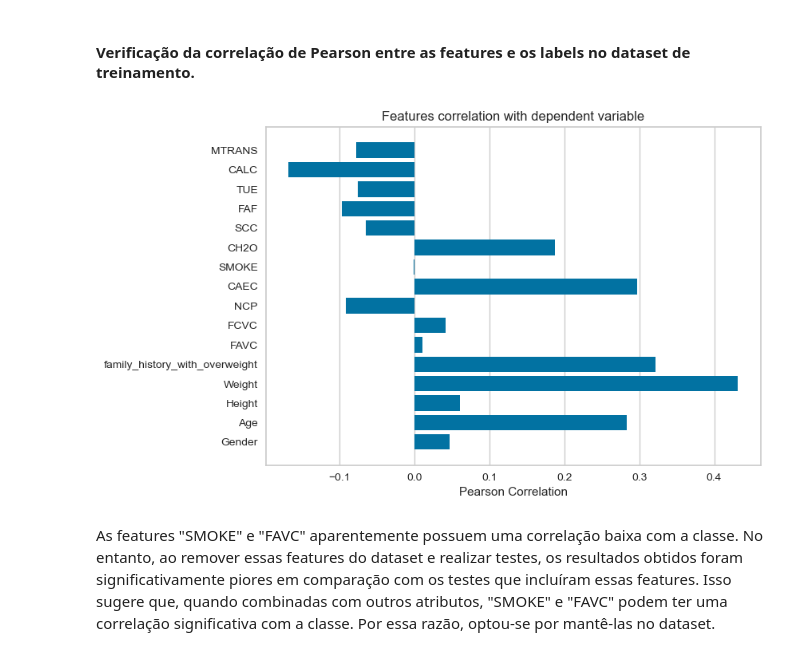
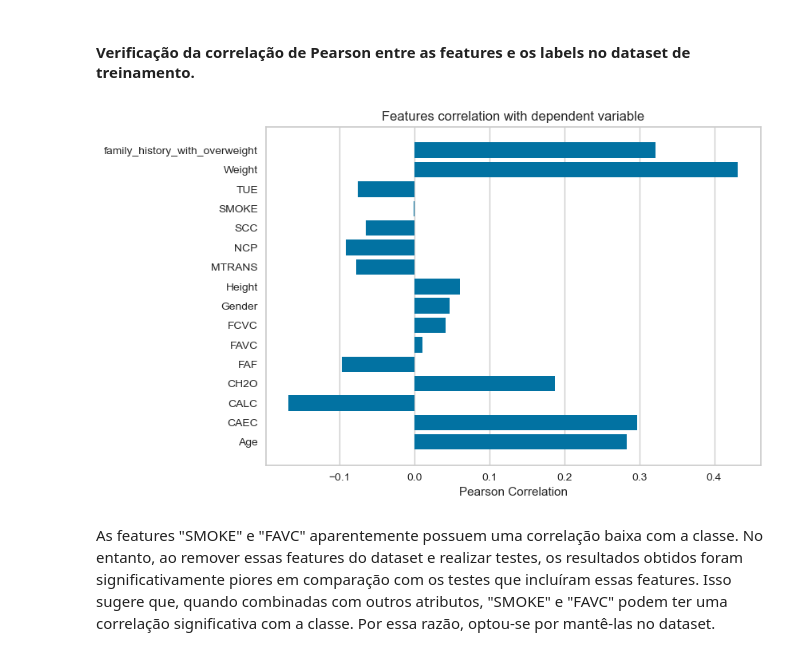
Before and after one commit to lhscaldas/multi-class_prediction_of_obesity_risk, a Jupyter notebook: obesity_classifier.ipynb, the cells around one changed output. Drawn from its saved outputs; the diff is of its cells as text; code cells hidden in the pictures.

```diff
--- a/obesity_classifier.ipynb
+++ b/obesity_classifier.ipynb
@@ -207,10 +208,10 @@ Nesta análise de correlação foram deixadas de fora as colunas "id" (que é ir
 # %% [markdown]
 #### Verificação da correlação de Pearson entre as features e os labels no dataset de treinamento.
 # %%
-grafico = FeatureCorrelation(labels=train_dataset_encoded.columns[1:17])
-grafico.fit(train_dataset_encoded.iloc[:,1:17].values, train_dataset_encoded.iloc[:,17].values)
+grafico = FeatureCorrelation(labels=train_dataset_encoded.columns.difference(['id','NObeyesdad']))
+grafico.fit(train_dataset_encoded[train_dataset_encoded.columns.difference(['id','NObeyesdad'])].values, train_dataset_encoded["NObeyesdad"].values)
 grafico.show();
 # %% [output]
-[figure, old version]
+[figure, new version]
 # %% [markdown]
 As features "SMOKE" e "FAVC" aparentemente possuem uma correlação baixa com a classe. No entanto, ao remover essas features do dataset e realizar testes, os resultados obtidos foram significativamente piores em comparação com os testes que incluíram essas features. Isso sugere que, quando combinadas com outros atributos, "SMOKE" e "FAVC" podem ter uma correlação significativa com a classe. Por essa razão, optou-se por mantê-las no dataset.
```
Also changed, not shown: parts of 2 cells of this notebook.
